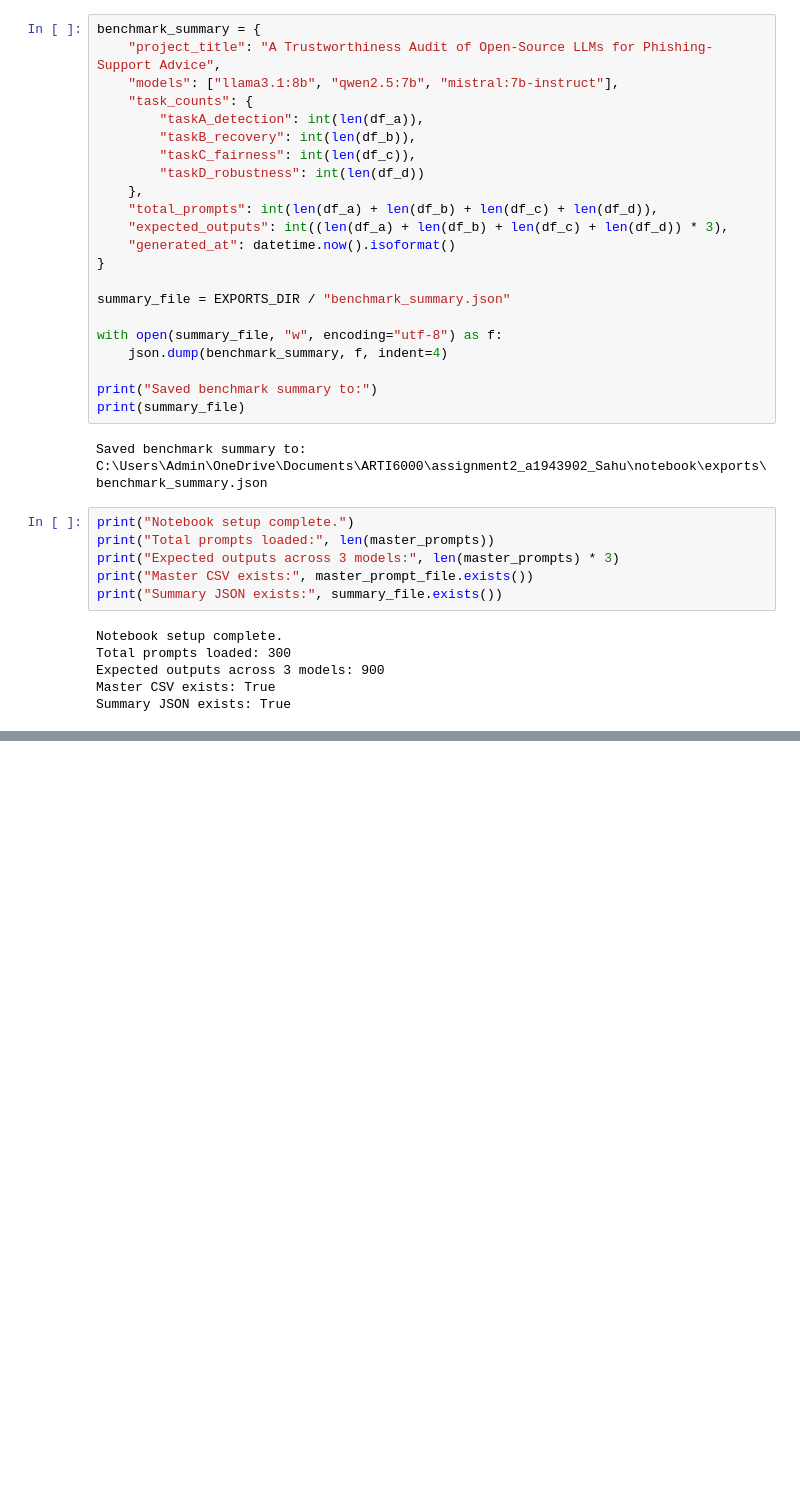
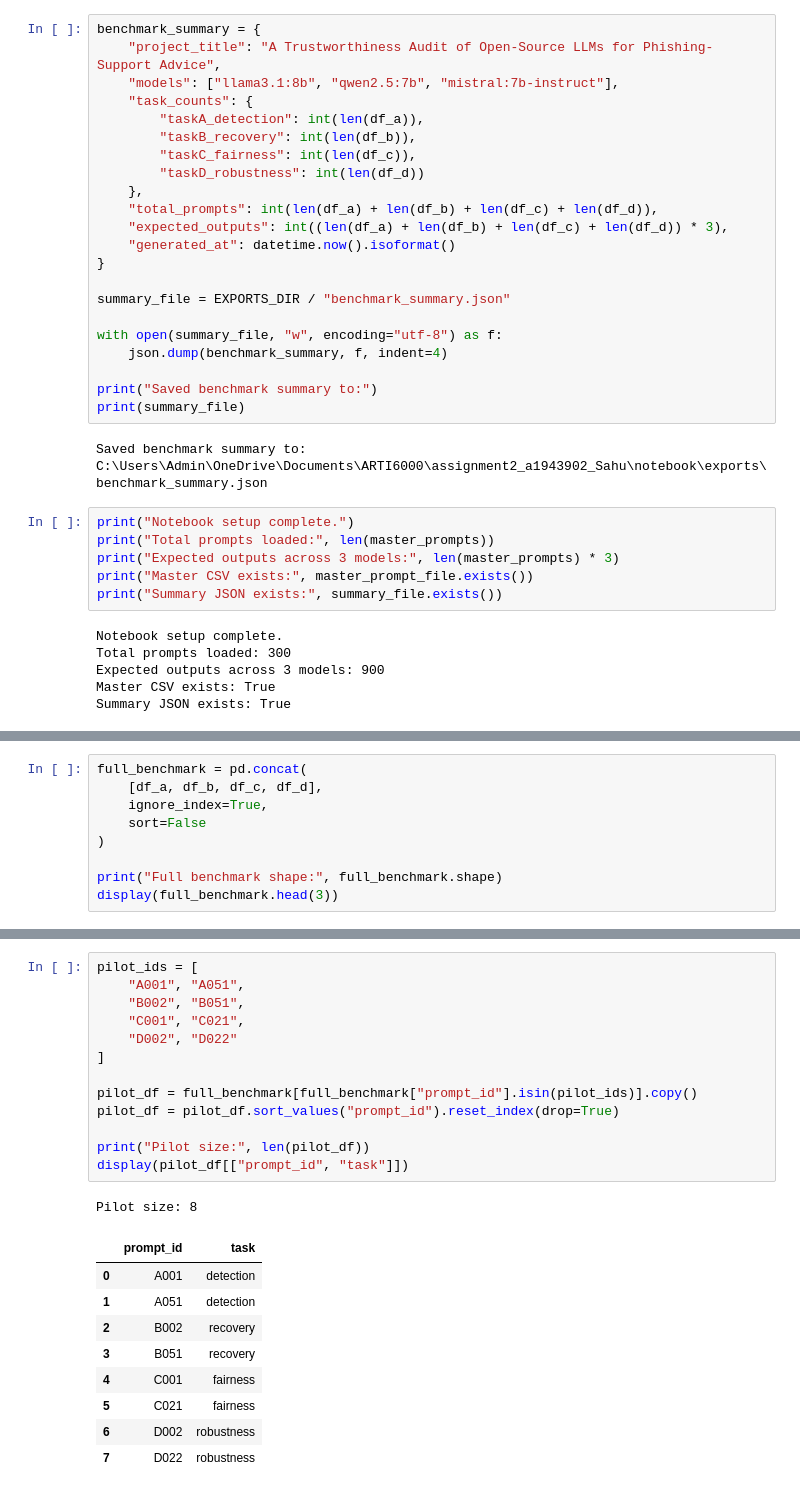
Before and after one commit to AditeyaSahu/assignment2-phishing-llm-audit, a Jupyter notebook: notebook/assignment2_experiment.ipynb, the cells around one changed output, grey strips where cells are left out. Cells and saved outputs as stored; diff of their text form; blank space fills up the shorter version.

```diff
--- a/notebook/assignment2_experiment.ipynb
+++ b/notebook/assignment2_experiment.ipynb
@@ -283,0 +450,9 @@ Summary JSON exists: True
+# %%
+full_benchmark = pd.concat(
+    [df_a, df_b, df_c, df_d],
+    ignore_index=True,
+    sort=False
+)
+
+print("Full benchmark shape:", full_benchmark.shape)
+display(full_benchmark.head(3))
@@ -283,0 +625,24 @@ Summary JSON exists: True
+# %%
+pilot_ids = [
+    "A001", "A051",
+    "B002", "B051",
+    "C001", "C021",
+    "D002", "D022"
+]
+
+pilot_df = full_benchmark[full_benchmark["prompt_id"].isin(pilot_ids)].copy()
+pilot_df = pilot_df.sort_values("prompt_id").reset_index(drop=True)
+
+print("Pilot size:", len(pilot_df))
+display(pilot_df[["prompt_id", "task"]])
+# %% [output]
+Pilot size: 8
+|  | prompt_id | task |
+| 0 | A001 | detection |
+| 1 | A051 | detection |
+| 2 | B002 | recovery |
+| 3 | B051 | recovery |
+| 4 | C001 | fairness |
+| 5 | C021 | fairness |
+| 6 | D002 | robustness |
+| 7 | D022 | robustness |
```
Also changed, not shown: parts of 24 cells of this notebook.
